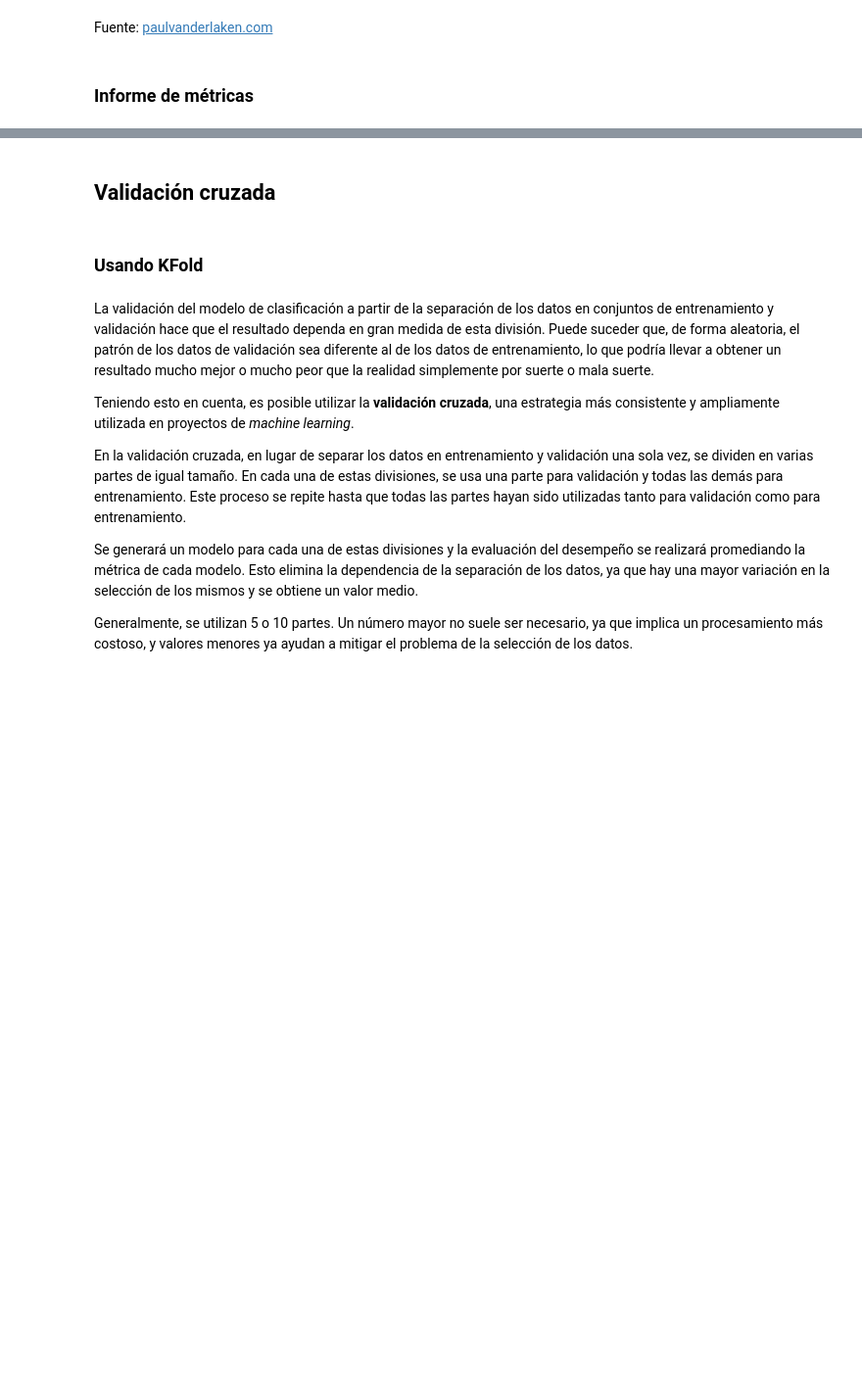
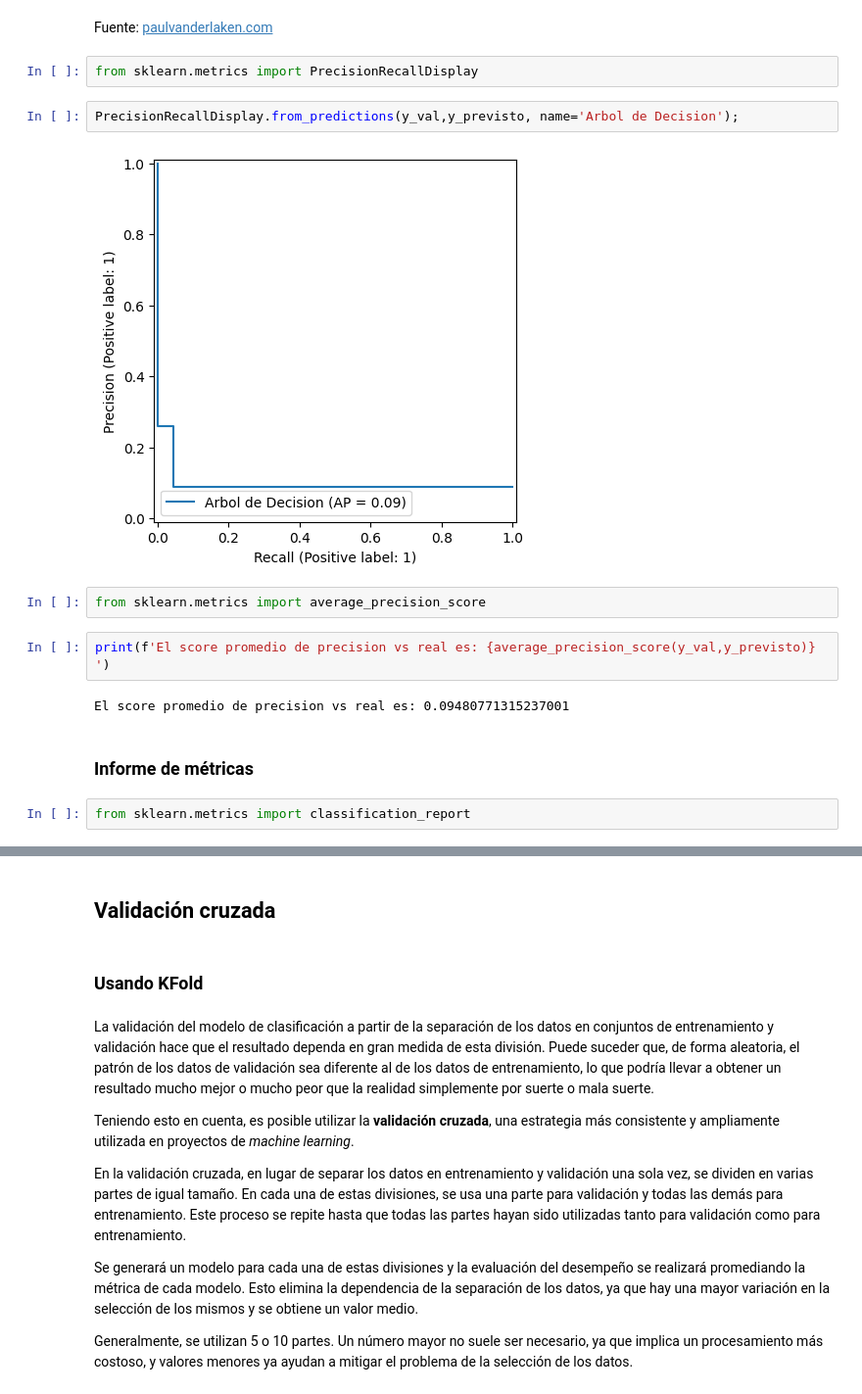
Before and after one commit to MyAppsTest/Clasificacion_validacion_de_modelos_y_metricas_de_evaluacion, a Jupyter notebook: Clasificacion_validacion_y_metricas.ipynb, the cells around one changed output, grey strips where cells are left out. Shown at 98% size. Drawn from its saved outputs; the diff is of its cells as text; blank space fills up the shorter version.

```diff
--- a/Clasificacion_validacion_y_metricas.ipynb
+++ b/Clasificacion_validacion_y_metricas.ipynb
@@ -116,5 +159,19 @@ Image(url='https://paulvanderlaken.com/wp-content/uploads/2019/08/roc.gif')
 [interactive output not drawn]
 # %% [markdown]
 Fuente: [paulvanderlaken.com](https://paulvanderlaken.com/2019/08/16/roc-auc-precision-and-recall-visually-explained/)
+# %%
+from sklearn.metrics import PrecisionRecallDisplay
+# %%
+PrecisionRecallDisplay.from_predictions(y_val,y_previsto, name='Arbol de Decision');
+# %% [output]
+[figure, added]
+# %%
+from sklearn.metrics import average_precision_score
+# %%
+print(f'El score promedio de precision vs real es: {average_precision_score(y_val,y_previsto)} ')
+# %% [output]
+El score promedio de precision vs real es: 0.09480771315237001
 # %% [markdown]
 ### Informe de métricas
+# %%
+from sklearn.metrics import classification_report
```
Also changed, not shown: parts of 23 cells of this notebook.
